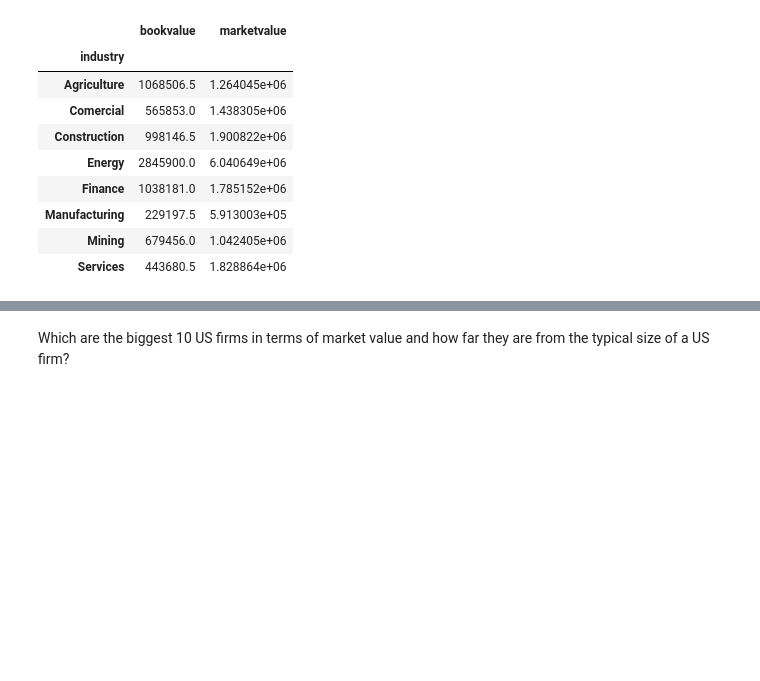
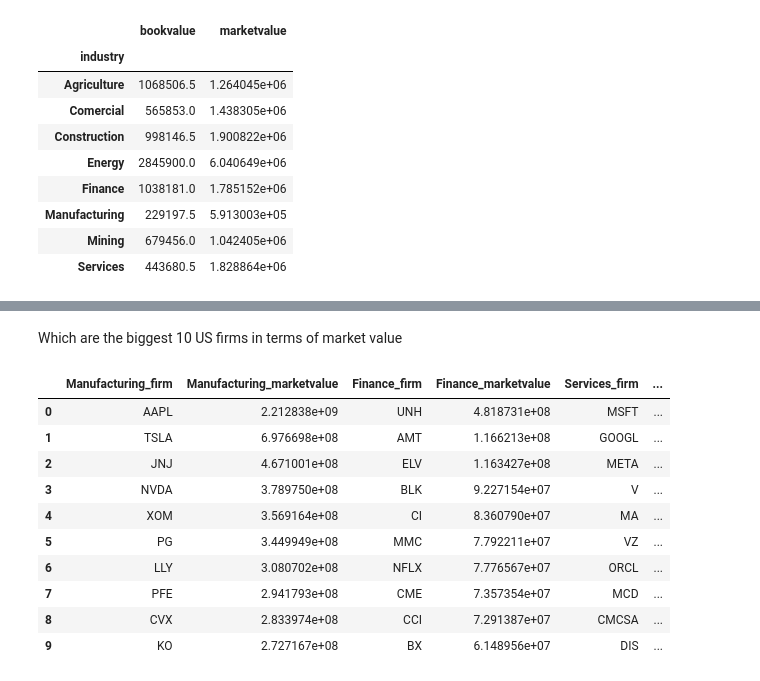
Before and after one commit to A01706648/TC3006C_Deliver, a Jupyter notebook: m1/M1_Delivery.ipynb, the cells around one changed output, grey strips where cells are left out. Cells and saved outputs as stored; diff of their text form; code cells hidden in the pictures; blank space fills up the shorter version.

```diff
--- a/m1/M1_Delivery.ipynb
+++ b/m1/M1_Delivery.ipynb
@@ -206,2 +262,2 @@ px.box(df_final_size, x='industry', y='profit_margin', title='Profit Margin of a
 # %% [markdown]
-Which are the biggest 10 US firms in terms of market value and how far they are from the typical size of a US firm?
+Which are the biggest 10 US firms in terms of market value
@@ -211,0 +264,29 @@ for industry in industry_list:
+# %%
+industry_top10_marketvalue_dic = {}
+df_final_size_us = df_final_size[df_final_size['country'] == 'US']
+
+for industry in industry_list:
+  df_temp = df_final_size_us[df_final_size_us['industry'] == industry].sort_values(['marketvalue'],ascending=False)[['marketvalue']].head(10)
+  industry_top10_marketvalue_dic[industry] = {}
+  industry_top10_marketvalue_dic[industry]['firm'] = df_temp.index.tolist()
+  industry_top10_marketvalue_dic[industry]['marketvalue'] = df_temp['marketvalue'].tolist()
+
+top10_marketvalue_data = {}
+for industry in industry_list:
+  for attribute in ['firm', 'marketvalue']:
+    top10_marketvalue_data[industry + '_' + attribute] = industry_top10_marketvalue_dic[industry][attribute]
+
+df_top10_marketvalue = pd.DataFrame(top10_marketvalue_data)
+df_top10_marketvalue
+# %% [output]
+|  | Manufacturing_firm | Manufacturing_marketvalue | Finance_firm | Finance_marketvalue | Services_firm | ... |
+| 0 | AAPL | 2.212838e+09 | UNH | 4.818731e+08 | MSFT | ... |
+| 1 | TSLA | 6.976698e+08 | AMT | 1.166213e+08 | GOOGL | ... |
+| 2 | JNJ | 4.671001e+08 | ELV | 1.163427e+08 | META | ... |
+| 3 | NVDA | 3.789750e+08 | BLK | 9.227154e+07 | V | ... |
+| 4 | XOM | 3.569164e+08 | CI | 8.360790e+07 | MA | ... |
+| 5 | PG | 3.449949e+08 | MMC | 7.792211e+07 | VZ | ... |
+| 6 | LLY | 3.080702e+08 | NFLX | 7.776567e+07 | ORCL | ... |
+| 7 | PFE | 2.941793e+08 | CME | 7.357354e+07 | MCD | ... |
+| 8 | CVX | 2.833974e+08 | CCI | 7.291387e+07 | CMCSA | ... |
+| 9 | KO | 2.727167e+08 | BX | 6.148956e+07 | DIS | ... |
```
Also changed, not shown: parts of 16 cells of this notebook.
